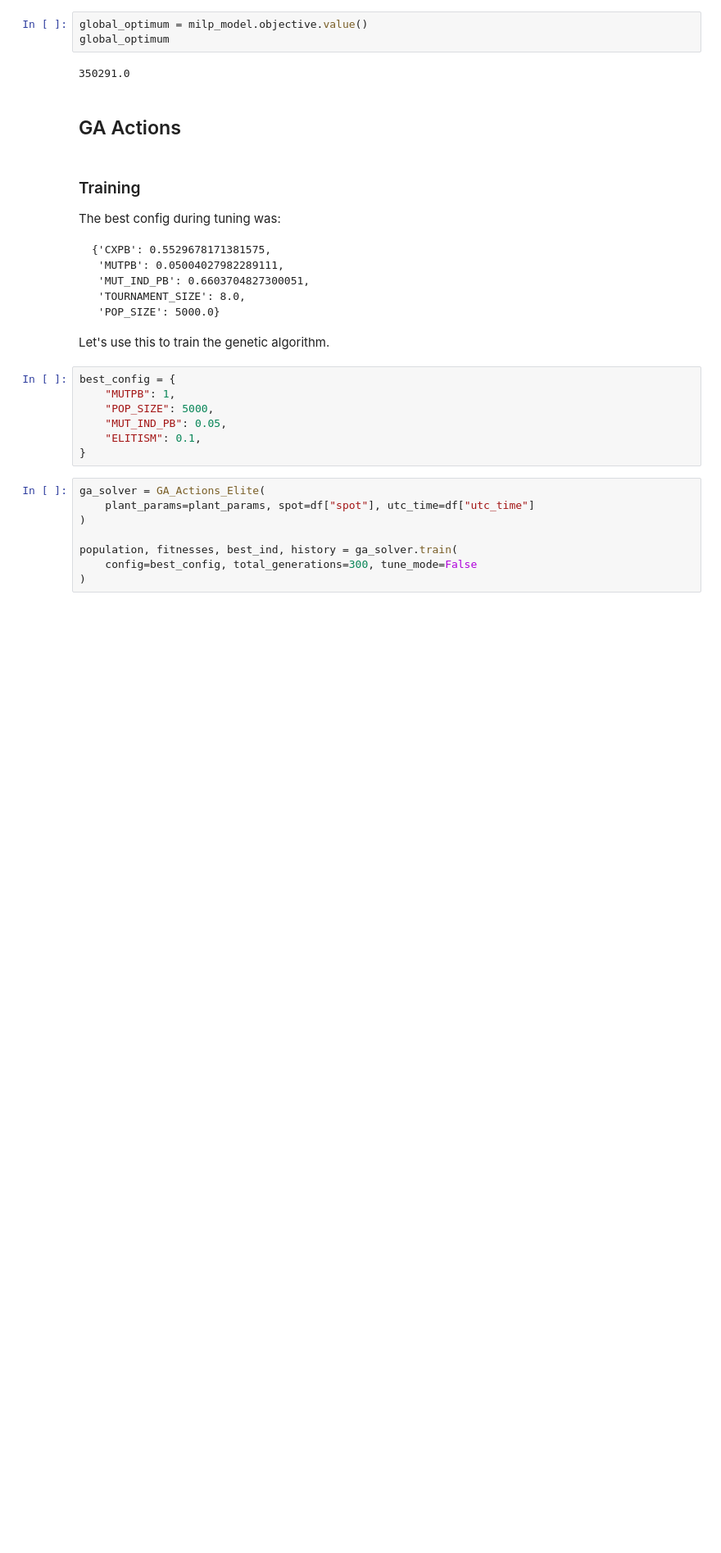
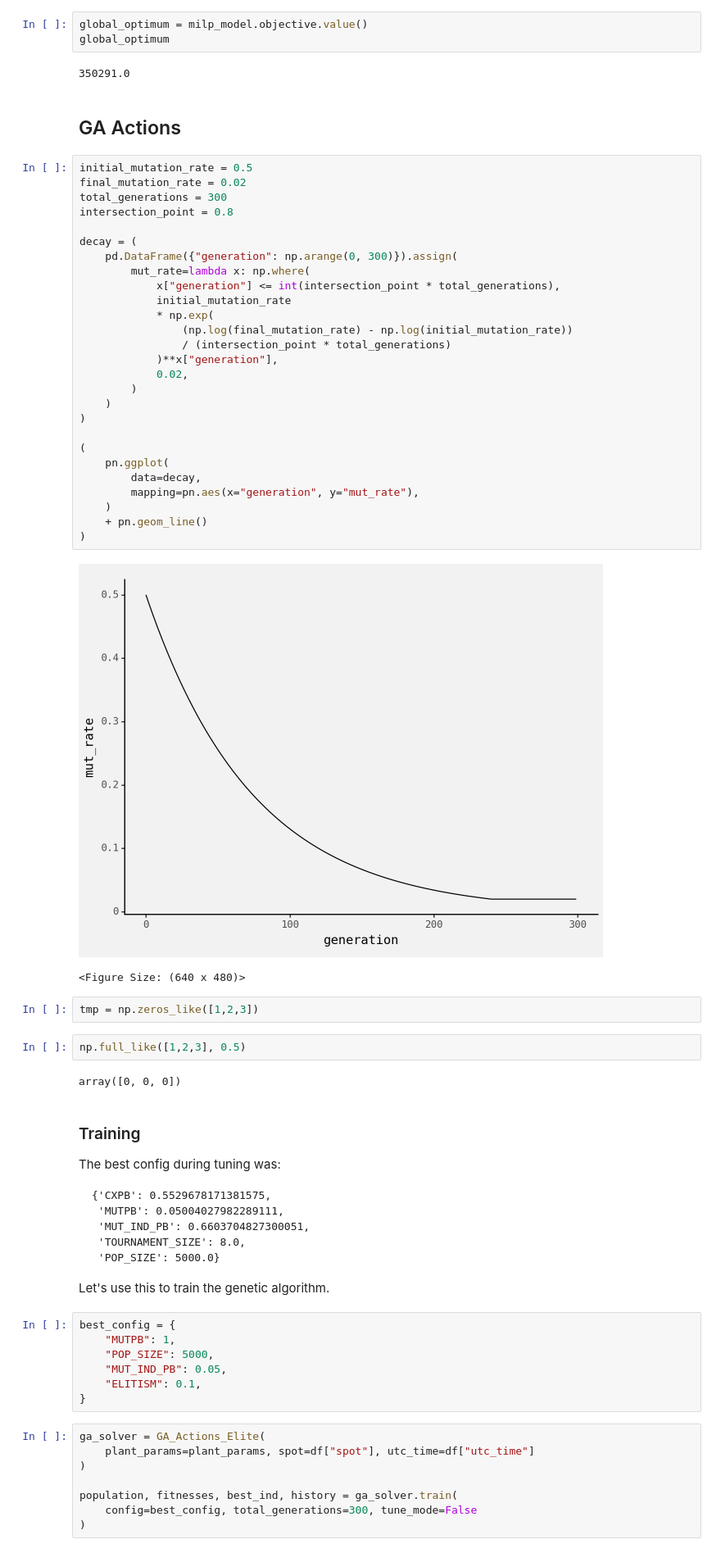
Before and after one commit to MathiasSteilen/genetic-algorithm-pumped-hydropower, a Jupyter notebook: 05 - Final Implementations and Simulations/Actions_experimental.ipynb, the cells around one changed output. Shown at 82% size. Drawn from its saved outputs; the diff is of its cells as text; blank space fills up the shorter version.

```diff
--- a/05 - Final Implementations and Simulations/Actions_experimental.ipynb
+++ b/05 - Final Implementations and Simulations/Actions_experimental.ipynb
@@ -109,6 +109,42 @@ global_optimum
 350291.0
 # %% [markdown]
 ## GA Actions
+# %%
+initial_mutation_rate = 0.5
+final_mutation_rate = 0.02
+total_generations = 300
+intersection_point = 0.8
+
+decay = (
+    pd.DataFrame({"generation": np.arange(0, 300)}).assign(
+        mut_rate=lambda x: np.where(
+            x["generation"] <= int(intersection_point * total_generations),
+            initial_mutation_rate
+            * np.exp(
+                (np.log(final_mutation_rate) - np.log(initial_mutation_rate))
+                / (intersection_point * total_generations)
+            )**x["generation"],
+            0.02,
+        )
+    )
+)
+
+(
+    pn.ggplot(
+        data=decay,
+        mapping=pn.aes(x="generation", y="mut_rate"),
+    )
+    + pn.geom_line()
+)
+# %% [output]
+[figure, added]
+<Figure Size: (640 x 480)>
+# %%
+tmp = np.zeros_like([1,2,3])
+# %%
+np.full_like([1,2,3], 0.5)
+# %% [output]
+array([0, 0, 0])
 # %% [markdown]
 ### Training
 
```
Also changed, not shown: 2 other files.
